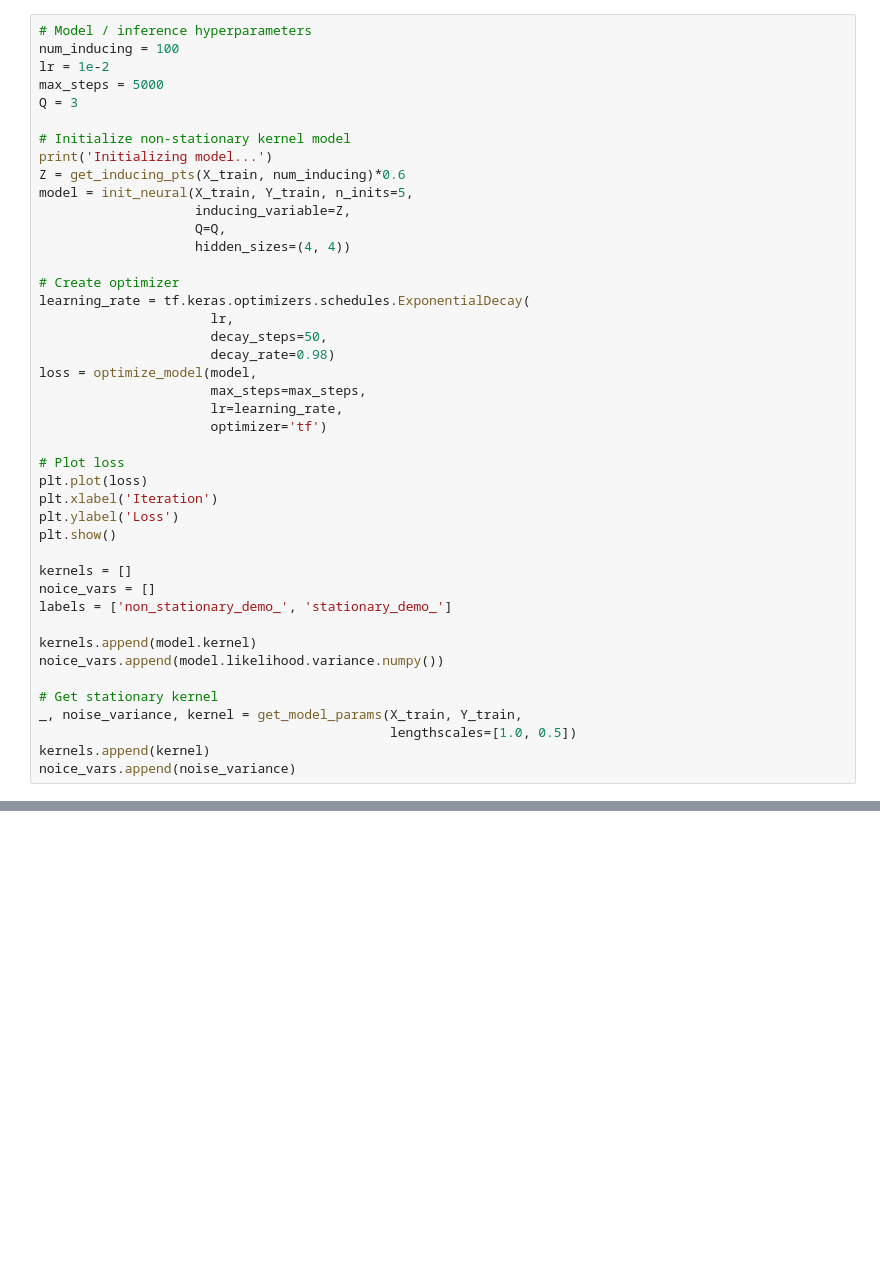
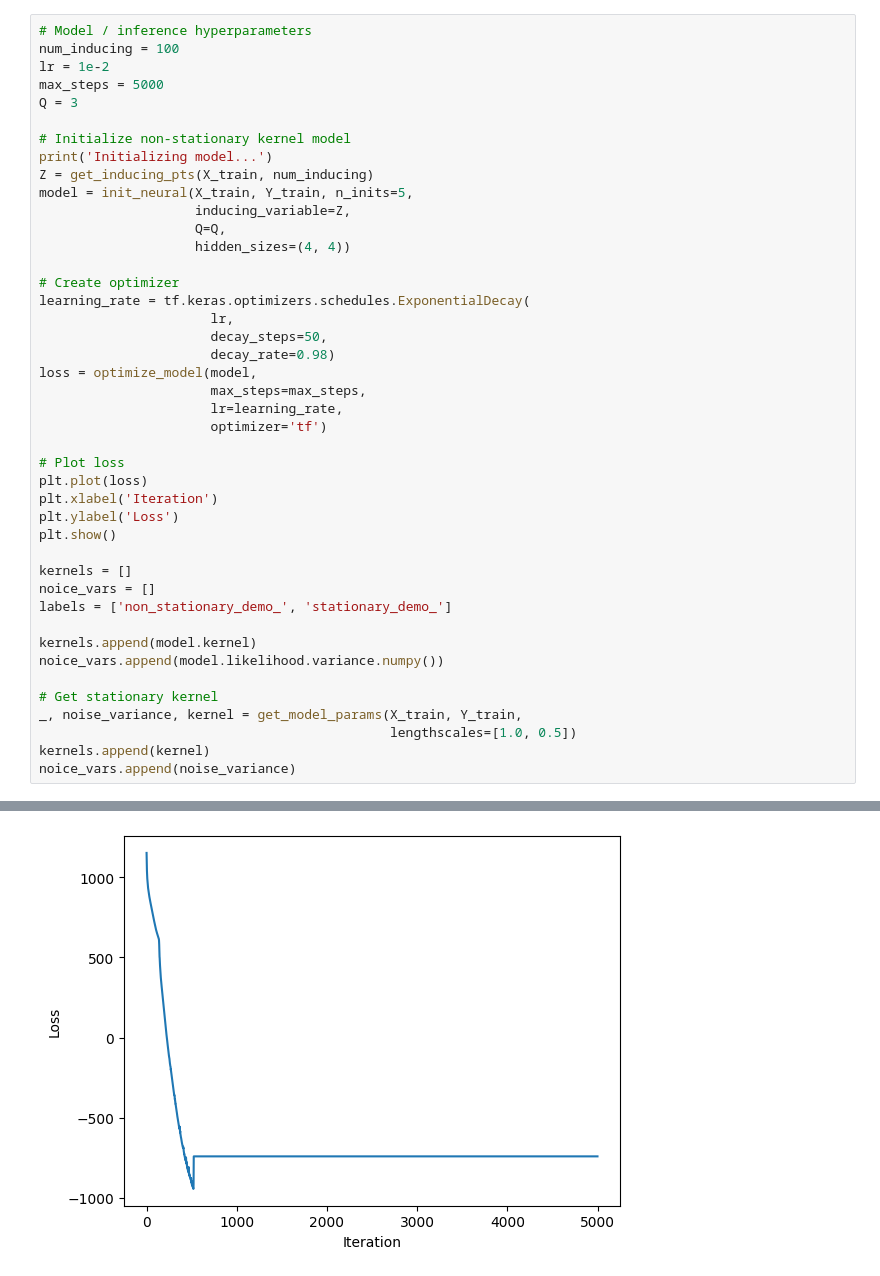
Before and after one commit to itskalvik/sgp-tools, a Jupyter notebook: demos/non_stationary_kernel.ipynb, the cells around one changed output, grey strips where cells are left out. Drawn from its saved outputs; the diff is of its cells as text; blank space fills up the shorter version.

```diff
--- a/demos/non_stationary_kernel.ipynb
+++ b/demos/non_stationary_kernel.ipynb
@@ -96,7 +96,7 @@ Q = 3
 
 # Initialize non-stationary kernel model
 print('Initializing model...')
-Z = get_inducing_pts(X_train, num_inducing)*0.6
+Z = get_inducing_pts(X_train, num_inducing)
 model = init_neural(X_train, Y_train, n_inits=5,
                     inducing_variable=Z,
                     Q=Q,
@@ -130,3 +130,4 @@ _, noise_variance, kernel = get_model_params(X_train, Y_train,
                                              lengthscales=[1.0, 0.5])
 kernels.append(kernel)
 noice_vars.append(noise_variance)
+# %% [output]
@@ -132,0 +139 @@ noice_vars.append(noise_variance)
+[figure, added]
```
Also changed, not shown: parts of 8 cells of this notebook, 3 other files.
